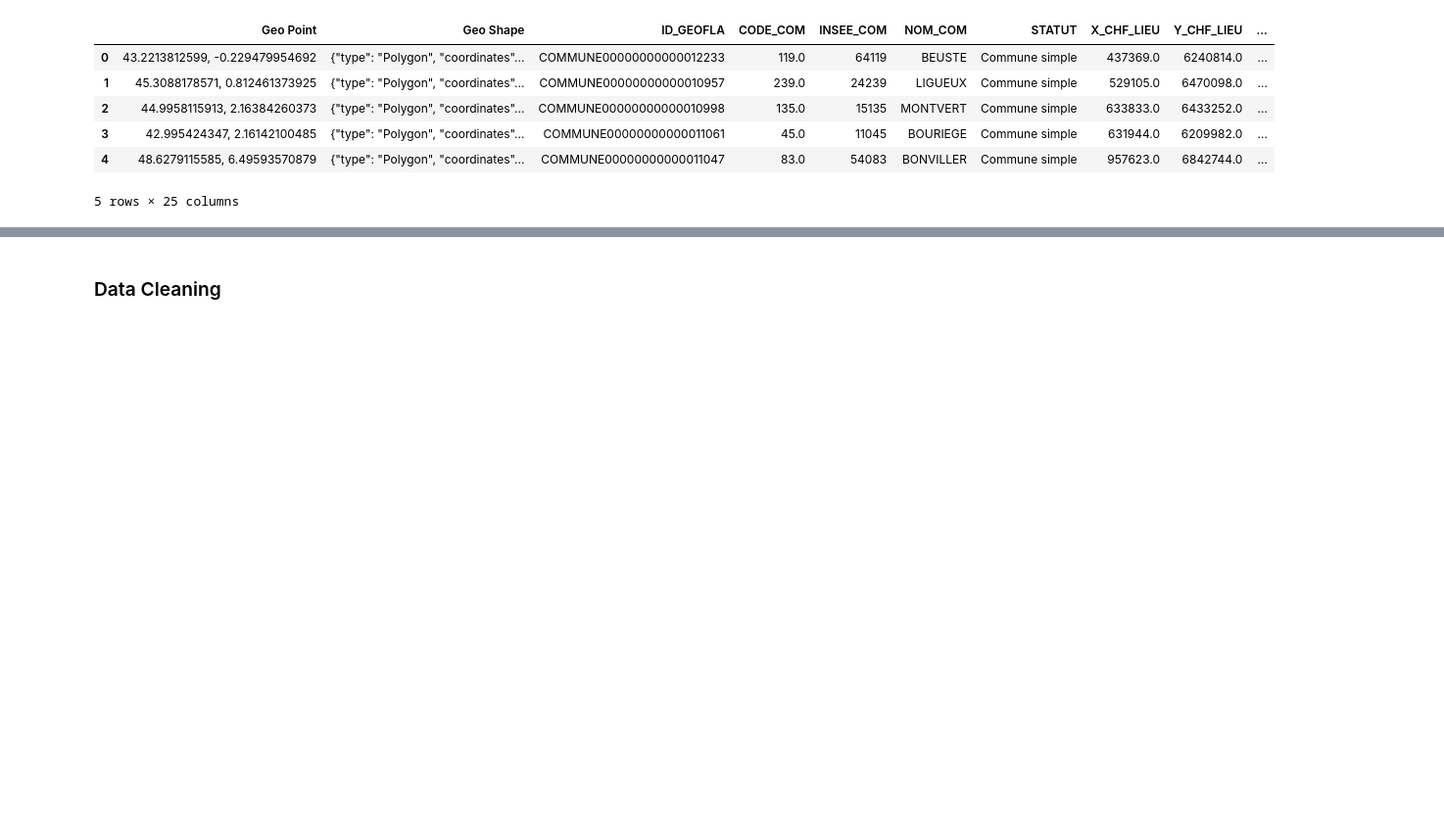
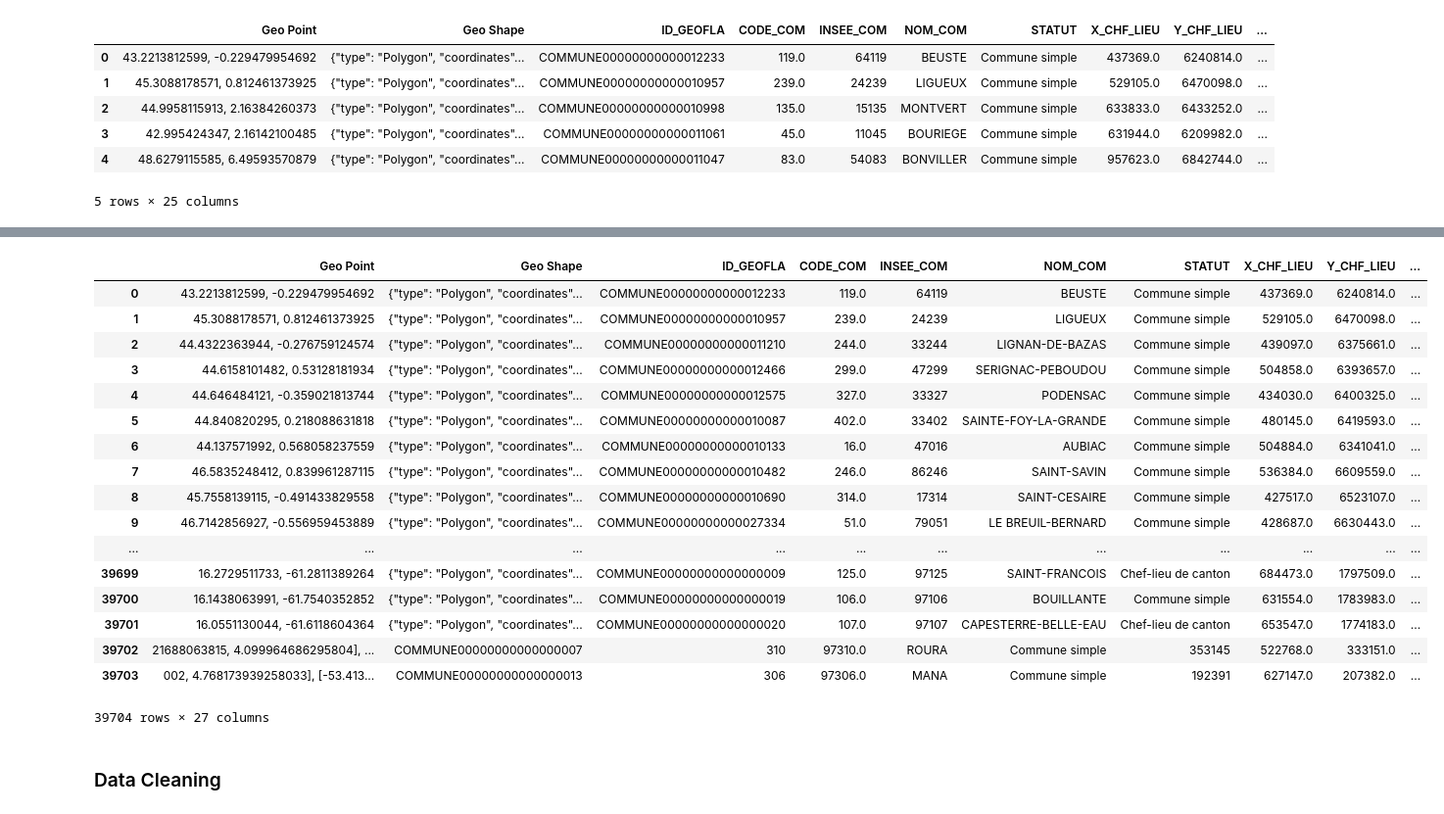
Before and after one commit to DianeDrl/Capstone-Project-1, a Jupyter notebook: Capstone Project 1.ipynb, the cells around one changed output, grey strips where cells are left out. Shown at 98% size. Cells and saved outputs as stored; diff of their text form; code cells hidden in the pictures; blank space fills up the shorter version.

```diff
--- a/Capstone Project 1.ipynb
+++ b/Capstone Project 1.ipynb
@@ -80,3 +184,24 @@ municipalities.head()
+# %%
+municipalities
+# %% [output]
+|  | Geo Point | Geo Shape | ID_GEOFLA | CODE_COM | INSEE_COM | NOM_COM | STATUT | X_CHF_LIEU | Y_CHF_LIEU | ... |
+| 0 | 43.2213812599, -0.229479954692 | {"type": "Polygon", "coordinates"... | COMMUNE00000000000012233 | 119.0 | 64119 | BEUSTE | Commune simple | 437369.0 | 6240814.0 | ... |
+| 1 | 45.3088178571, 0.812461373925 | {"type": "Polygon", "coordinates"... | COMMUNE00000000000010957 | 239.0 | 24239 | LIGUEUX | Commune simple | 529105.0 | 6470098.0 | ... |
+| 2 | 44.4322363944, -0.276759124574 | {"type": "Polygon", "coordinates"... | COMMUNE00000000000011210 | 244.0 | 33244 | LIGNAN-DE-BAZAS | Commune simple | 439097.0 | 6375661.0 | ... |
+| 3 | 44.6158101482, 0.53128181934 | {"type": "Polygon", "coordinates"... | COMMUNE00000000000012466 | 299.0 | 47299 | SERIGNAC-PEBOUDOU | Commune simple | 504858.0 | 6393657.0 | ... |
+| 4 | 44.646484121, -0.359021813744 | {"type": "Polygon", "coordinates"... | COMMUNE00000000000012575 | 327.0 | 33327 | PODENSAC | Commune simple | 434030.0 | 6400325.0 | ... |
+| 5 | 44.840820295, 0.218088631818 | {"type": "Polygon", "coordinates"... | COMMUNE00000000000010087 | 402.0 | 33402 | SAINTE-FOY-LA-GRANDE | Commune simple | 480145.0 | 6419593.0 | ... |
+| 6 | 44.137571992, 0.568058237559 | {"type": "Polygon", "coordinates"... | COMMUNE00000000000010133 | 16.0 | 47016 | AUBIAC | Commune simple | 504884.0 | 6341041.0 | ... |
+| 7 | 46.5835248412, 0.839961287115 | {"type": "Polygon", "coordinates"... | COMMUNE00000000000010482 | 246.0 | 86246 | SAINT-SAVIN | Commune simple | 536384.0 | 6609559.0 | ... |
+| 8 | 45.7558139115, -0.491433829558 | {"type": "Polygon", "coordinates"... | COMMUNE00000000000010690 | 314.0 | 17314 | SAINT-CESAIRE | Commune simple | 427517.0 | 6523107.0 | ... |
+| 9 | 46.7142856927, -0.556959453889 | {"type": "Polygon", "coordinates"... | COMMUNE00000000000027334 | 51.0 | 79051 | LE BREUIL-BERNARD | Commune simple | 428687.0 | 6630443.0 | ... |
+| ... | ... | ... | ... | ... | ... | ... | ... | ... | ... | ... |
+| 39699 | 16.2729511733, -61.2811389264 | {"type": "Polygon", "coordinates"... | COMMUNE00000000000000009 | 125.0 | 97125 | SAINT-FRANCOIS | Chef-lieu de canton | 684473.0 | 1797509.0 | ... |
+| 39700 | 16.1438063991, -61.7540352852 | {"type": "Polygon", "coordinates"... | COMMUNE00000000000000019 | 106.0 | 97106 | BOUILLANTE | Commune simple | 631554.0 | 1783983.0 | ... |
+| 39701 | 16.0551130044, -61.6118604364 | {"type": "Polygon", "coordinates"... | COMMUNE00000000000000020 | 107.0 | 97107 | CAPESTERRE-BELLE-EAU | Chef-lieu de canton | 653547.0 | 1774183.0 | ... |
+| 39702 | 21688063815, 4.099964686295804], ... | COMMUNE00000000000000007 | 310 | 97310.0 | ROURA | Commune simple | 353145 | 522768.0 | 333151.0 | ... |
+| 39703 | 002, 4.768173939258033], [-53.413... | COMMUNE00000000000000013 | 306 | 97306.0 | MANA | Commune simple | 192391 | 627147.0 | 207382.0 | ... |
+39704 rows × 27 columns
 # %% [markdown]
 ### Data Cleaning
 # %%
```
Also changed, not shown: parts of 35 cells of this notebook.
